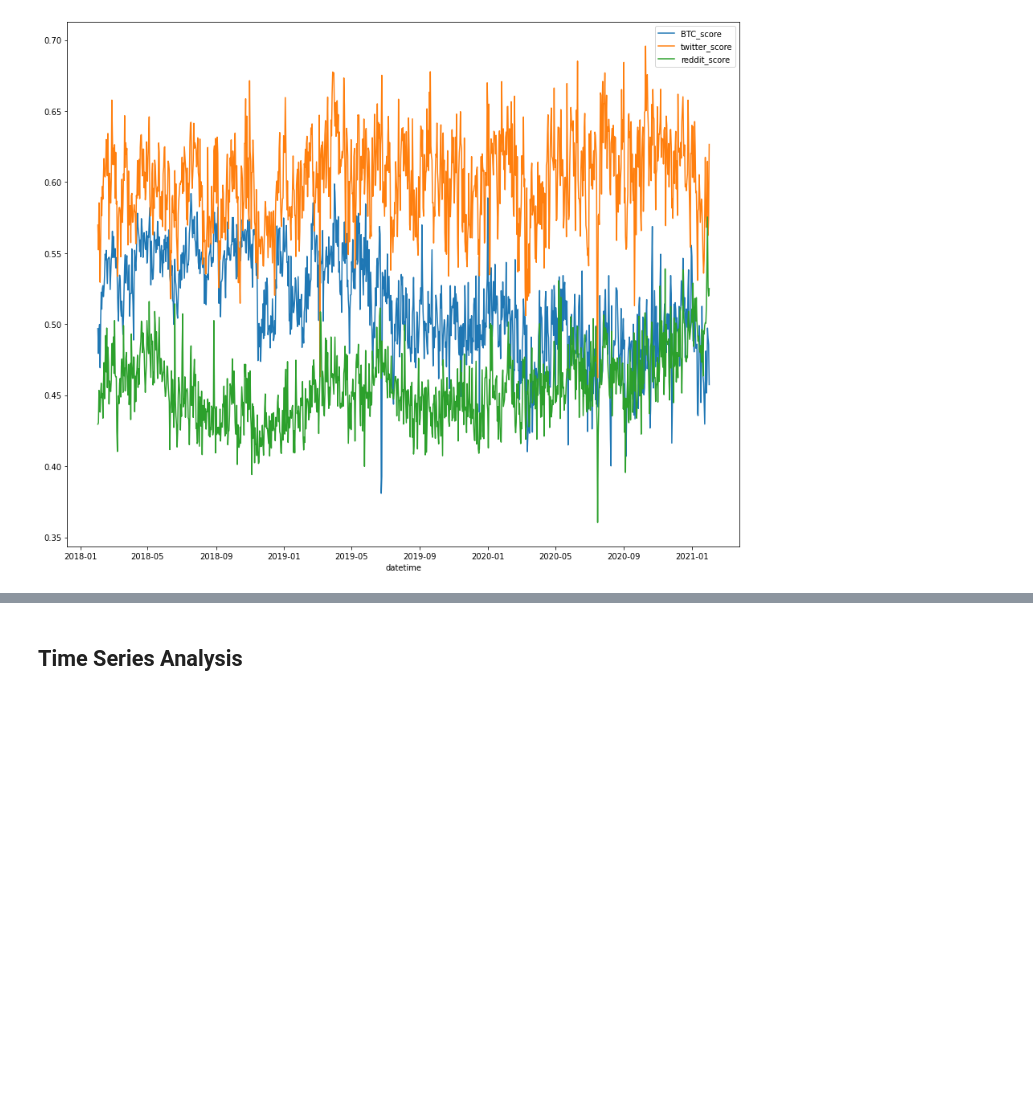
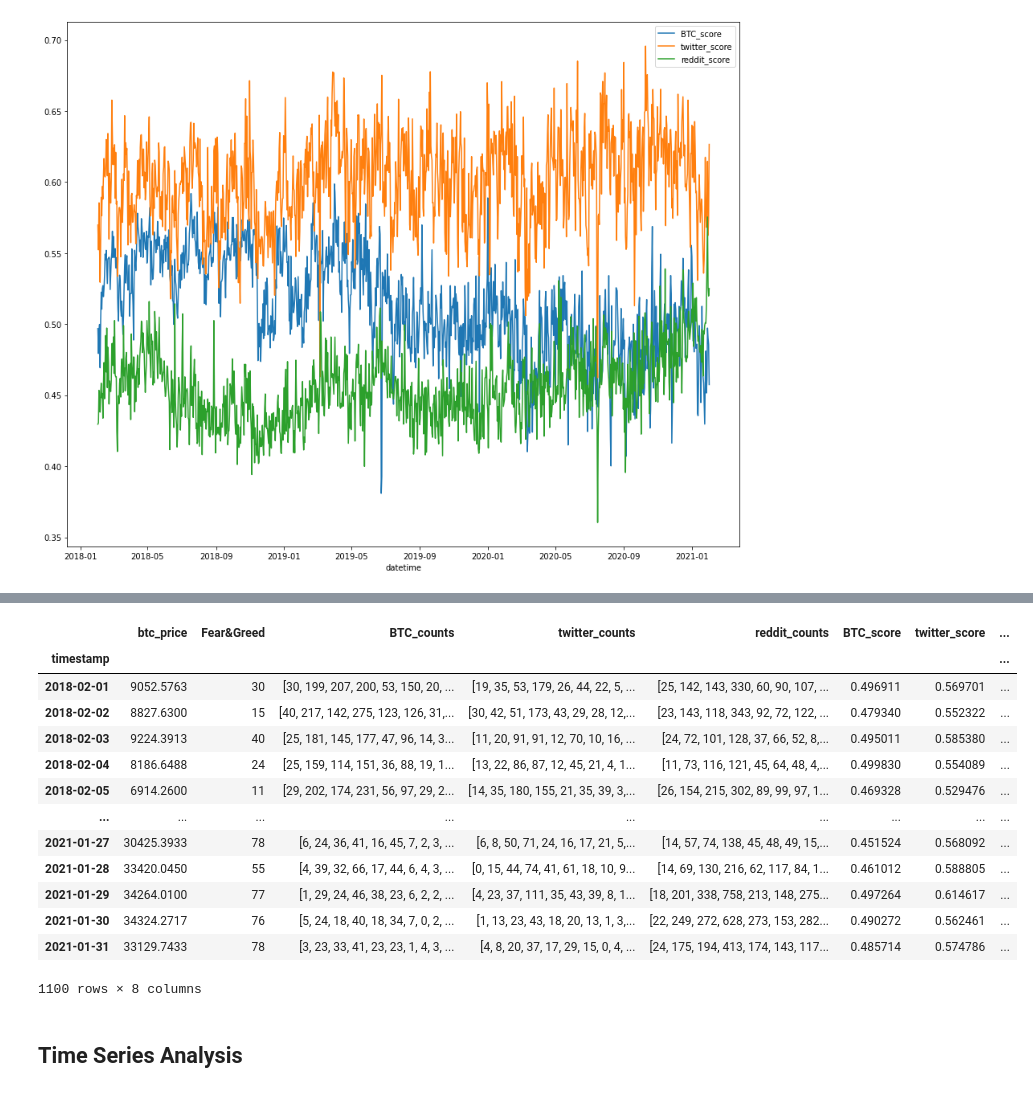
Before and after one commit to Dmunozig/crypto_sentiment, a Jupyter notebook: notebooks/Data_Exploration_Clean.ipynb, the cells around one changed output, grey strips where cells are left out. Cells and saved outputs as stored; diff of their text form; code cells hidden in the pictures; blank space fills up the shorter version.

Commit message:
Added data combination to EDA Clean notebook

```diff
--- a/notebooks/Data_Exploration_Clean.ipynb
+++ b/notebooks/Data_Exploration_Clean.ipynb
@@ -406,0 +411,6 @@ plt.legend()
+# %%
+btc_data = pd.read_csv('../data/bitcoinprice_fixed.csv')
+
+btc_data.columns=['timestamp','btc_price']
+
+btc_data = btc_data.set_index('timestamp')
@@ -406,0 +427,3 @@ plt.legend()
+# %%
+fear_greed_data = pd.read_csv('../data/Fear_Greed_df.csv')
+fear_greed_data = fear_greed_data.set_index('timestamp')
@@ -406,0 +440,5 @@ plt.legend()
+# %%
+augmento_data = pd.read_csv('../data/augmento_scores_df.csv')
+augmento_data = augmento_data.rename(columns={"datetime": "timestamp"})
+augmento_data = augmento_data.set_index('timestamp')
+augmento_data.head()
@@ -407,3 +453,22 @@ plt.legend()
+# %%
+complete_df = btc_data.join(fear_greed_data,on='timestamp',how='inner').join(augmento_data,on='timestamp',how='inner')
+# %%
+complete_df
+# %% [output]
+|  | btc_price | Fear&Greed | BTC_counts | twitter_counts | reddit_counts | BTC_score | twitter_score | ... |
+| timestamp |  |  |  |  |  |  |  | ... |
+| 2018-02-01 | 9052.5763 | 30 | [30, 199, 207, 200, 53, 150, 20, ... | [19, 35, 53, 179, 26, 44, 22, 5, ... | [25, 142, 143, 330, 60, 90, 107, ... | 0.496911 | 0.569701 | ... |
+| 2018-02-02 | 8827.6300 | 15 | [40, 217, 142, 275, 123, 126, 31,... | [30, 42, 51, 173, 43, 29, 28, 12,... | [23, 143, 118, 343, 92, 72, 122, ... | 0.479340 | 0.552322 | ... |
+| 2018-02-03 | 9224.3913 | 40 | [25, 181, 145, 177, 47, 96, 14, 3... | [11, 20, 91, 91, 12, 70, 10, 16, ... | [24, 72, 101, 128, 37, 66, 52, 8,... | 0.495011 | 0.585380 | ... |
+| 2018-02-04 | 8186.6488 | 24 | [25, 159, 114, 151, 36, 88, 19, 1... | [13, 22, 86, 87, 12, 45, 21, 4, 1... | [11, 73, 116, 121, 45, 64, 48, 4,... | 0.499830 | 0.554089 | ... |
+| 2018-02-05 | 6914.2600 | 11 | [29, 202, 174, 231, 56, 97, 29, 2... | [14, 35, 180, 155, 21, 35, 39, 3,... | [26, 154, 215, 302, 89, 99, 97, 1... | 0.469328 | 0.529476 | ... |
+| ... | ... | ... | ... | ... | ... | ... | ... | ... |
+| 2021-01-27 | 30425.3933 | 78 | [6, 24, 36, 41, 16, 45, 7, 2, 3, ... | [6, 8, 50, 71, 24, 16, 17, 21, 5,... | [14, 57, 74, 138, 45, 48, 49, 15,... | 0.451524 | 0.568092 | ... |
+| 2021-01-28 | 33420.0450 | 55 | [4, 39, 32, 66, 17, 44, 6, 4, 3, ... | [0, 15, 44, 74, 41, 61, 18, 10, 9... | [14, 69, 130, 216, 62, 117, 84, 1... | 0.461012 | 0.588805 | ... |
+| 2021-01-29 | 34264.0100 | 77 | [1, 29, 24, 46, 38, 23, 6, 2, 2, ... | [4, 23, 37, 111, 35, 43, 39, 8, 1... | [18, 201, 338, 758, 213, 148, 275... | 0.497264 | 0.614617 | ... |
+| 2021-01-30 | 34324.2717 | 76 | [5, 24, 18, 40, 18, 34, 7, 0, 2, ... | [1, 13, 23, 43, 18, 20, 13, 1, 3,... | [22, 249, 272, 628, 273, 153, 282... | 0.490272 | 0.562461 | ... |
+| 2021-01-31 | 33129.7433 | 78 | [3, 23, 33, 41, 23, 23, 1, 4, 3, ... | [4, 8, 20, 37, 17, 29, 15, 0, 4, ... | [24, 175, 194, 413, 174, 143, 117... | 0.485714 | 0.574786 | ... |
+1100 rows × 8 columns
 # %% [markdown]
 ## Time Series Analysis
 # %%
```
Also changed, not shown: parts of 6 cells of this notebook, 1 other file.
